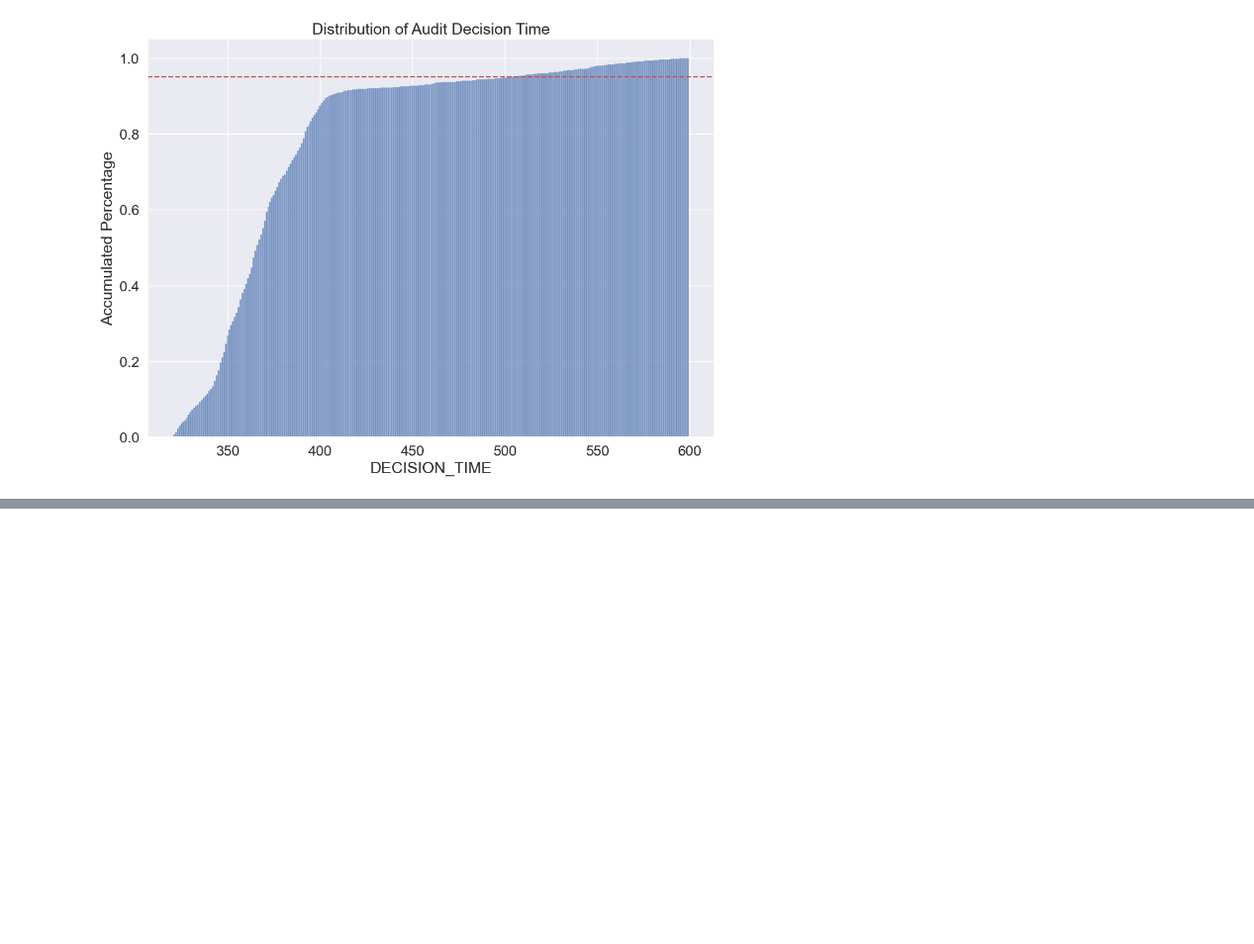
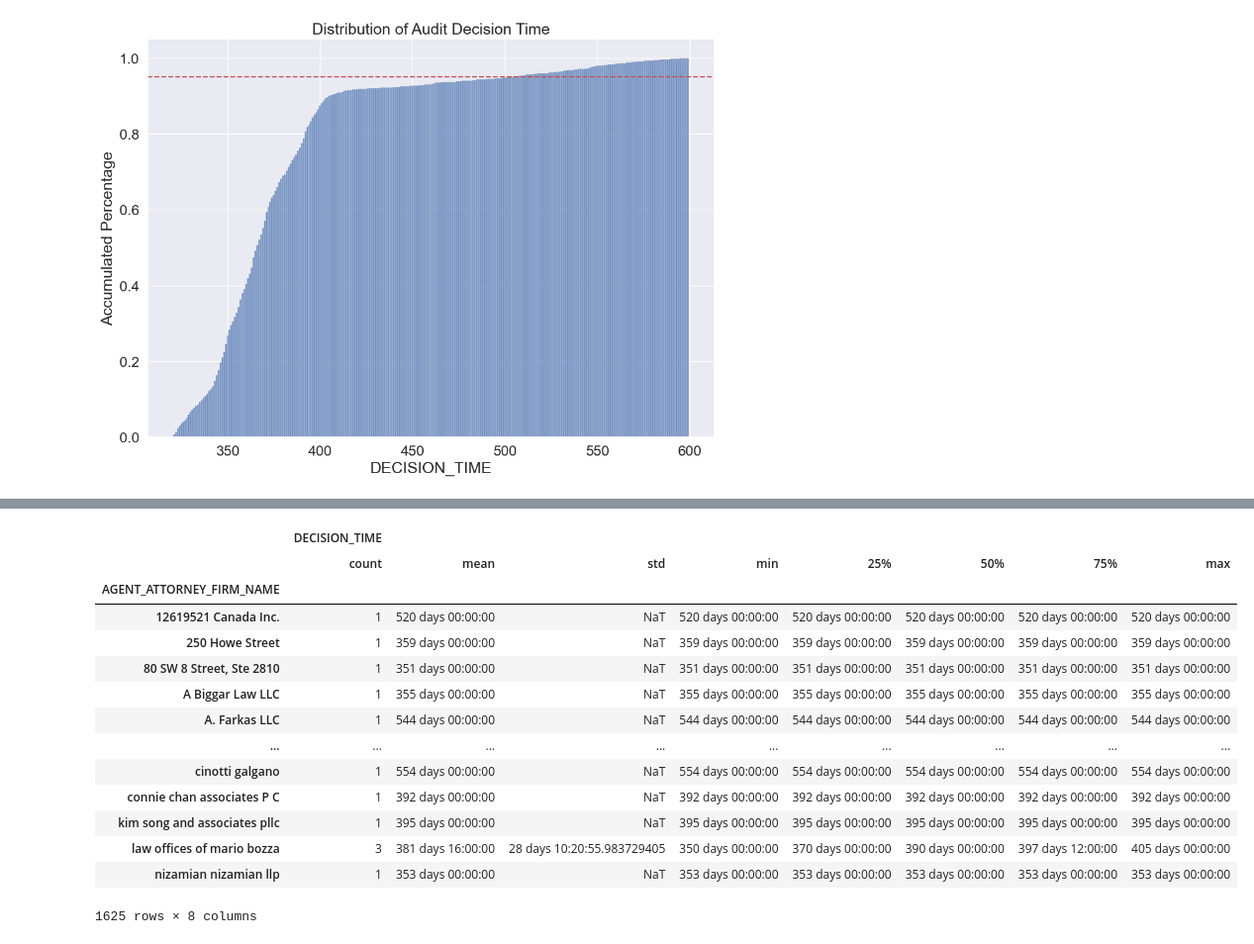
Before and after one commit to baslia/perm_analysis, a Jupyter notebook: audit_analysis.ipynb, the cells around one changed output, grey strips where cells are left out. Shown at 99% size. Cells and saved outputs as stored; diff of their text form; code cells hidden in the pictures; blank space fills up the shorter version.

```diff
--- a/audit_analysis.ipynb
+++ b/audit_analysis.ipynb
@@ -56,0 +103,18 @@ ax.axhline(y=0.95, color='r', linestyle='--')
+# %%
+df_audit[['AGENT_ATTORNEY_FIRM_NAME', 'DECISION_TIME']].groupby('AGENT_ATTORNEY_FIRM_NAME').describe()
+# %% [output]
+|  | DECISION_TIME |  |  |  |  |  |  |  |
+|  | count | mean | std | min | 25% | 50% | 75% | max |
+| AGENT_ATTORNEY_FIRM_NAME |  |  |  |  |  |  |  |  |
+| 12619521 Canada Inc. | 1 | 520 days 00:00:00 | NaT | 520 days 00:00:00 | 520 days 00:00:00 | 520 days 00:00:00 | 520 days 00:00:00 | 520 days 00:00:00 |
+| 250 Howe Street | 1 | 359 days 00:00:00 | NaT | 359 days 00:00:00 | 359 days 00:00:00 | 359 days 00:00:00 | 359 days 00:00:00 | 359 days 00:00:00 |
+| 80 SW 8 Street, Ste 2810 | 1 | 351 days 00:00:00 | NaT | 351 days 00:00:00 | 351 days 00:00:00 | 351 days 00:00:00 | 351 days 00:00:00 | 351 days 00:00:00 |
+| A Biggar Law LLC | 1 | 355 days 00:00:00 | NaT | 355 days 00:00:00 | 355 days 00:00:00 | 355 days 00:00:00 | 355 days 00:00:00 | 355 days 00:00:00 |
+| A. Farkas LLC | 1 | 544 days 00:00:00 | NaT | 544 days 00:00:00 | 544 days 00:00:00 | 544 days 00:00:00 | 544 days 00:00:00 | 544 days 00:00:00 |
+| ... | ... | ... | ... | ... | ... | ... | ... | ... |
+| cinotti galgano | 1 | 554 days 00:00:00 | NaT | 554 days 00:00:00 | 554 days 00:00:00 | 554 days 00:00:00 | 554 days 00:00:00 | 554 days 00:00:00 |
+| connie chan associates P C | 1 | 392 days 00:00:00 | NaT | 392 days 00:00:00 | 392 days 00:00:00 | 392 days 00:00:00 | 392 days 00:00:00 | 392 days 00:00:00 |
+| kim song and associates pllc | 1 | 395 days 00:00:00 | NaT | 395 days 00:00:00 | 395 days 00:00:00 | 395 days 00:00:00 | 395 days 00:00:00 | 395 days 00:00:00 |
+| law offices of mario bozza | 3 | 381 days 16:00:00 | 28 days 10:20:55.983729405 | 350 days 00:00:00 | 370 days 00:00:00 | 390 days 00:00:00 | 397 days 12:00:00 | 405 days 00:00:00 |
+| nizamian nizamian llp | 1 | 353 days 00:00:00 | NaT | 353 days 00:00:00 | 353 days 00:00:00 | 353 days 00:00:00 | 353 days 00:00:00 | 353 days 00:00:00 |
+1625 rows × 8 columns
```
Also changed, not shown: parts of 5 cells of this notebook, 1 other file.
